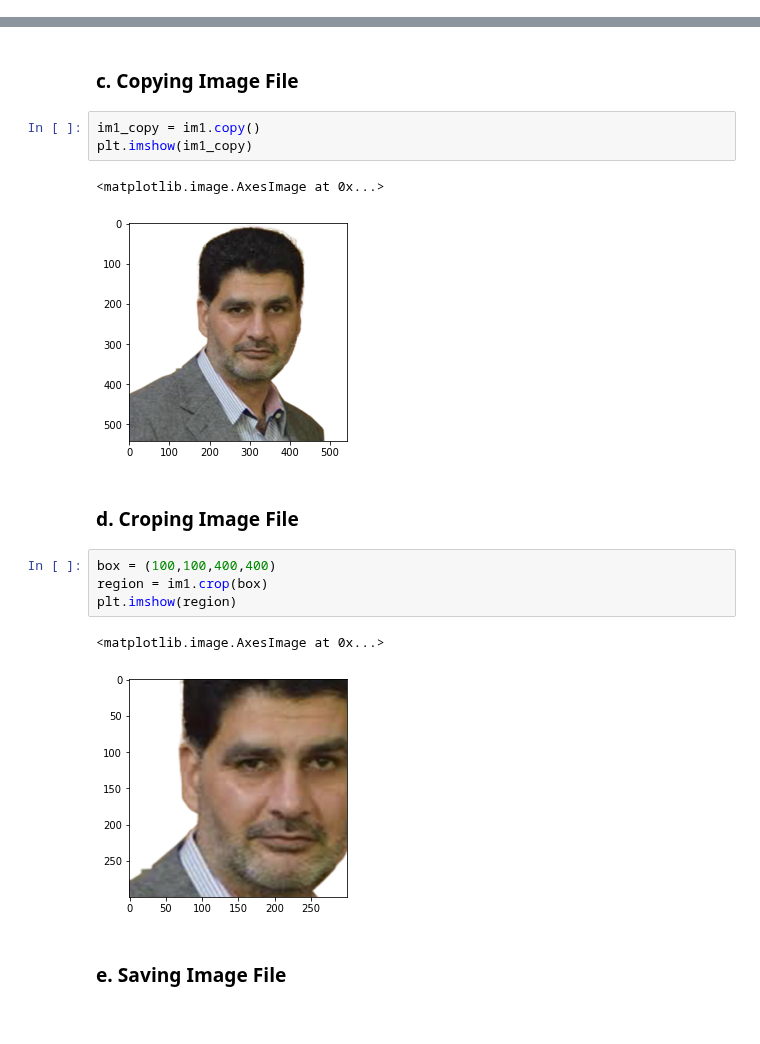
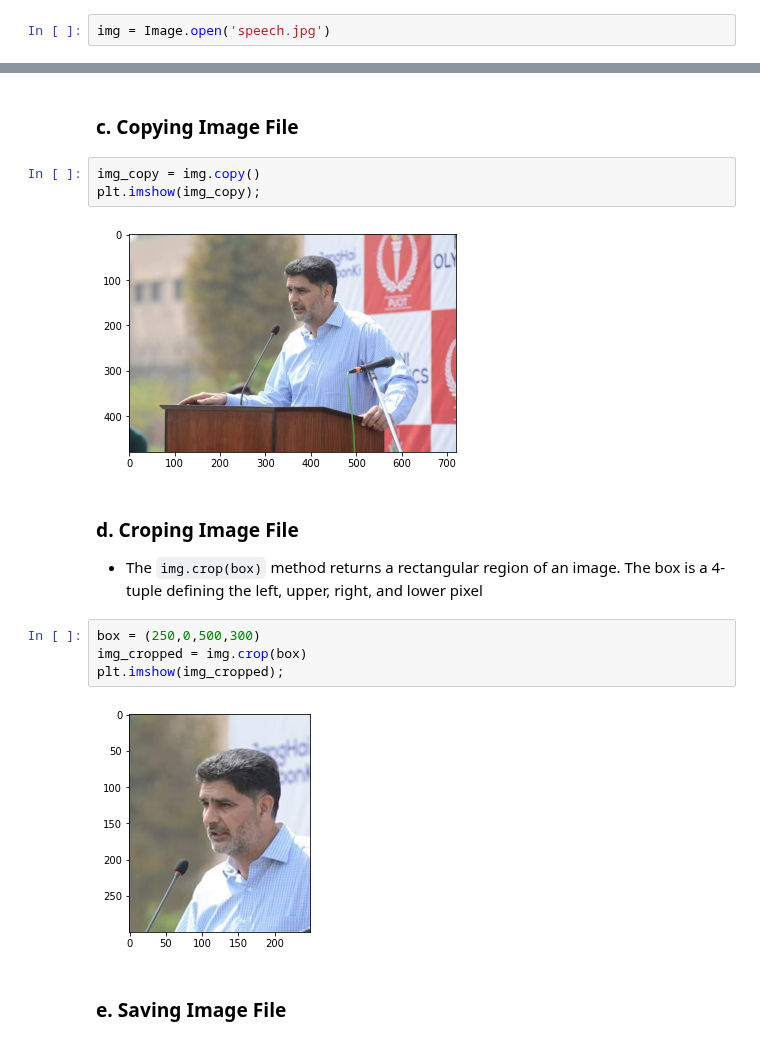
Before and after one commit to arifpucit/data-science, a Jupyter notebook: Section-2 (Basics of Python Programming)/Lec-2.15 (File Handling)/file_handling.ipynb, the cells around one changed output, grey strips where cells are left out. Drawn from its saved outputs; the diff is of its cells as text.

```diff
--- a/Section-2 (Basics of Python Programming)/Lec-2.15 (File Handling)/file_handling.ipynb
+++ b/Section-2 (Basics of Python Programming)/Lec-2.15 (File Handling)/file_handling.ipynb
@@ -563,0 +531,2 @@ display(im2)
+# %%
+img = Image.open('speech.jpg')
@@ -564,20 +596,19 @@ display(im2)
 # %% [markdown]
 ### c. Copying Image File
 # %%
-im1_copy = im1.copy()
-plt.imshow(im1_copy)
+img_copy = img.copy()
+plt.imshow(img_copy);
 # %% [output]
-<matplotlib.image.AxesImage at 0x...>
-[figure, old version]
+[figure, new version]
 # %% [markdown]
 ### d. Croping Image File
+- The `img.crop(box)` method returns a rectangular region of an image. The box is a 4-tuple defining the left, upper, right, and lower pixel
 # %%
-box = (100,100,400,400)
-region = im1.crop(box)
-plt.imshow(region)
+box = (250,0,500,300)
+img_cropped = img.crop(box)
+plt.imshow(img_cropped);
 # %% [output]
-<matplotlib.image.AxesImage at 0x...>
-[figure, old version]
+[figure, new version]
 # %% [markdown]
 ### e. Saving  Image File
 # %%
```
Also changed, not shown: parts of 23 cells of this notebook, 3 other files.
